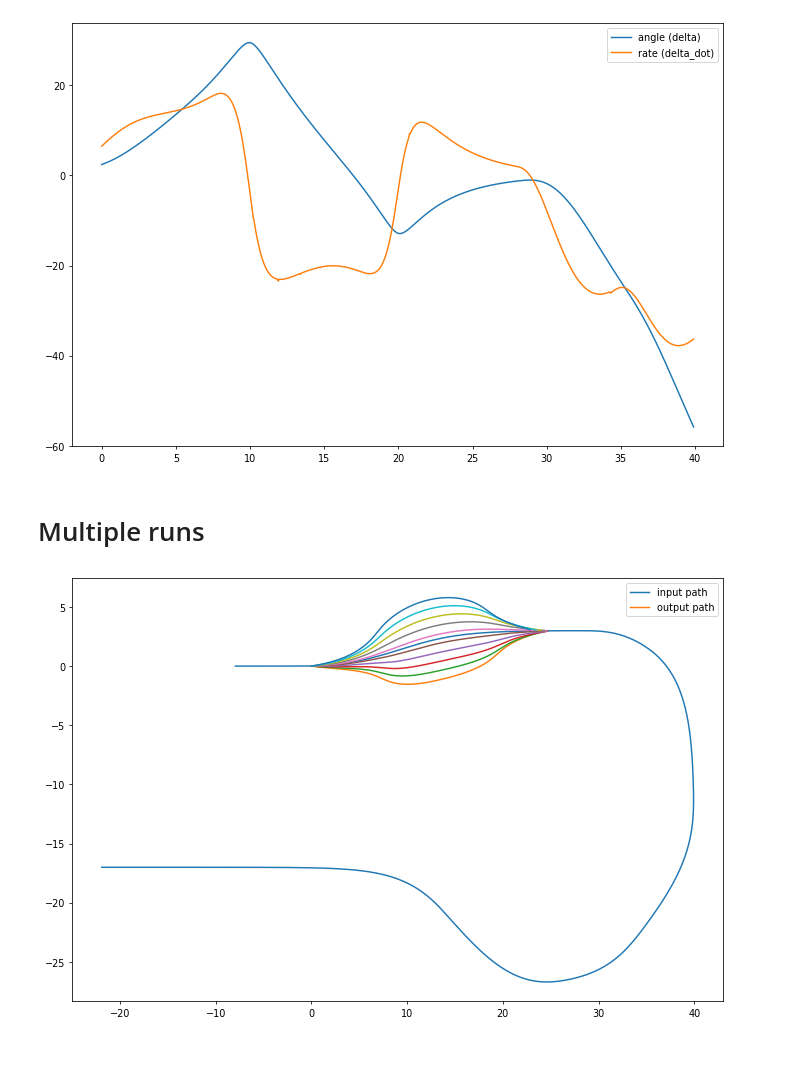
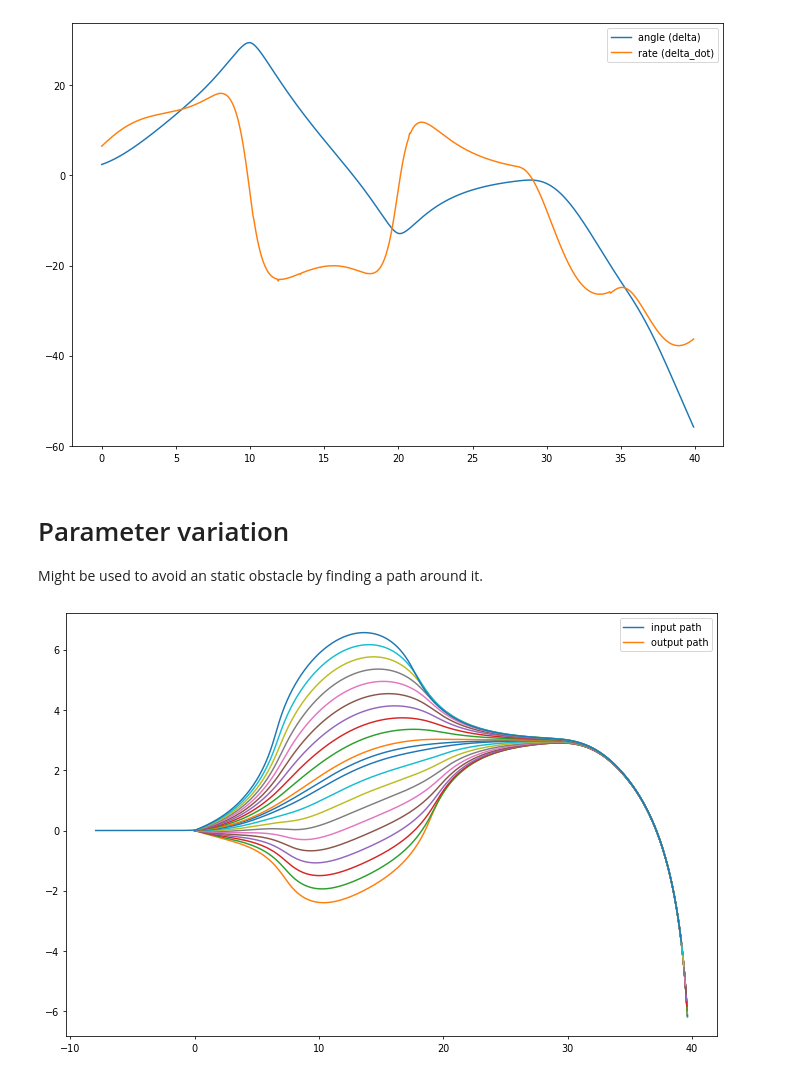
Before and after one commit to christianausb/vehicleControl, a Jupyter notebook: lateral_path_transformation.ipynb, the cells around one changed output. Saved outputs shown, nothing was run; the diff lists cells and outputs as text; code cells hidden in the pictures.

```diff
--- a/lateral_path_transformation.ipynb
+++ b/lateral_path_transformation.ipynb
@@ -87,27 +87,30 @@ plt.show()
 plot_path(output_path, show_xy=False)
 # %% [output]
 [figure]
-# %% [markdown]
-# Multiple runs
+# %% [markdown]
+# Parameter variation
+
+Might be used to avoid an static obstacle by finding a path around it.
 # %%
 # compute multiple paths in a loop
 output_paths = []
+N = 900
 
-for max_distance in np.linspace(-4, 4, 10):
+for max_distance in np.linspace(-5, 5, 20):
 
-    lateral_profile = generate_lateral_profile_1( max_distance=max_distance, index1 = 150, index2 = 400, length = 500 )
+    lateral_profile = generate_lateral_profile_1( max_distance=max_distance, index1 = 150, index2 = 400, length = N )
     output_paths.append( path_transform.run_lateral_path_transformer( track_data, lateral_profile ) )
 
 
 # plot
 plt.figure(figsize=(12,8), dpi=70)
-plt.plot( track_data['X'], track_data['Y'] )
+plt.plot( track_data['X'][0:N], track_data['Y'][0:N] )
 
 for output_path in output_paths:
     plt.plot( output_path['X'], output_path['Y'] )
 
 
 plt.legend(['input path', 'output path'])
 plt.show()
 # %% [output]
-[figure, old version]
+[figure, new version]
```
Also changed, not shown: 7 other files.
